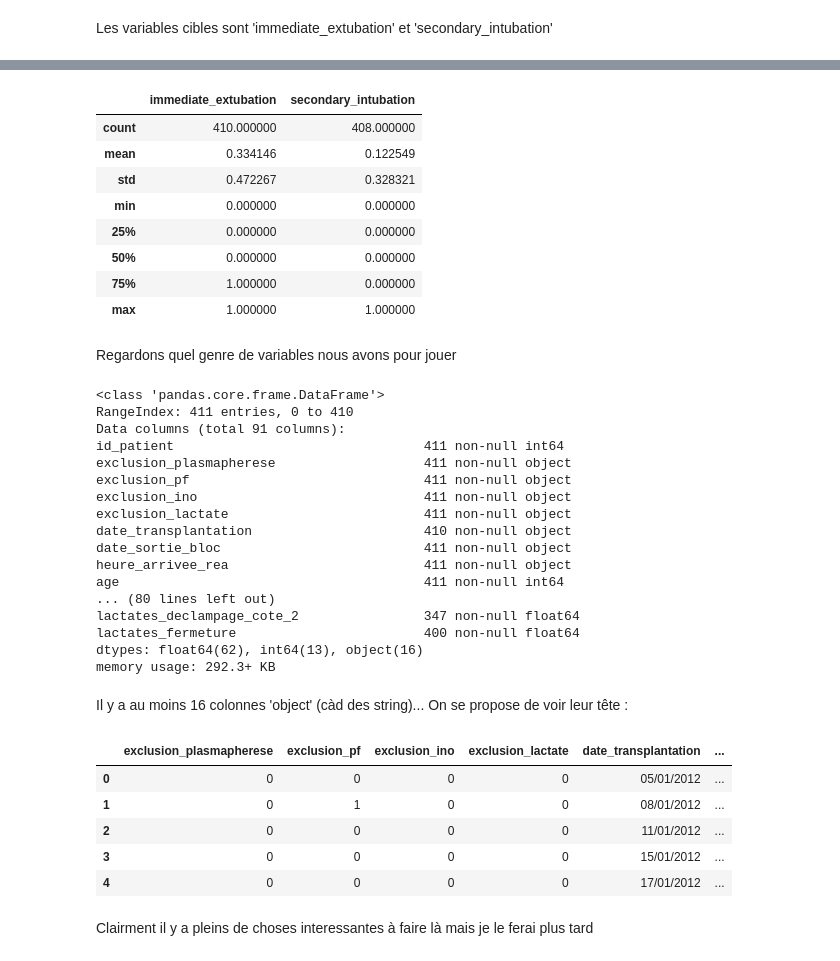
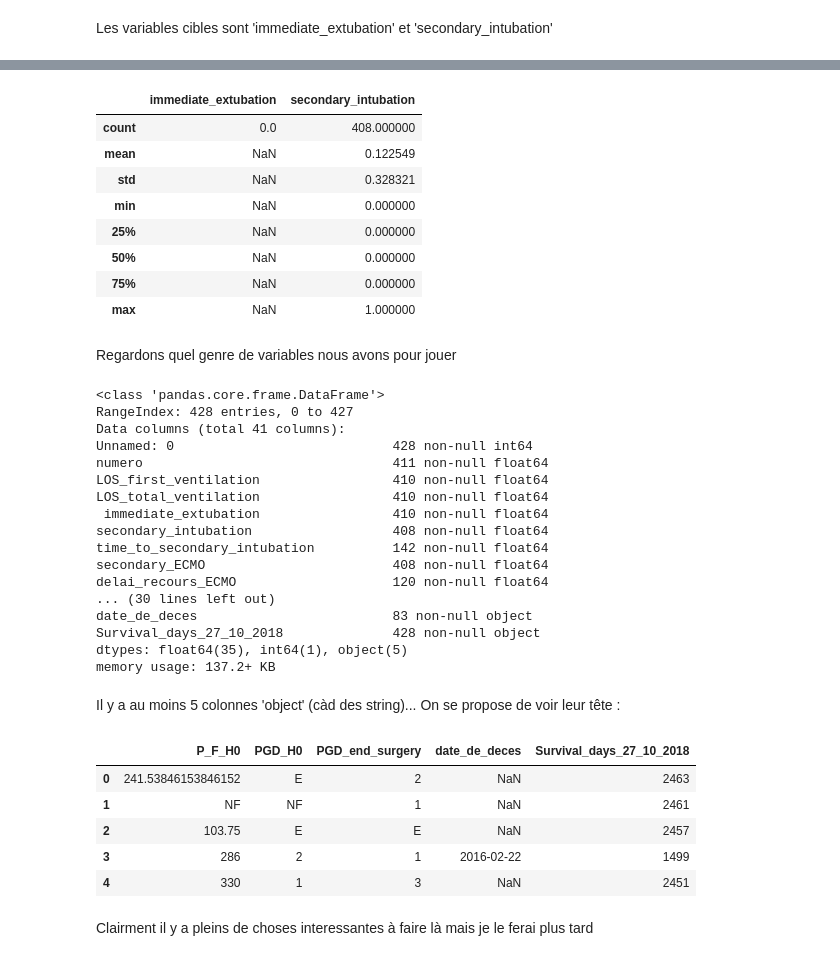
Before and after one commit to dataforgoodfr/batch_5_transplant, a Jupyter notebook: etudes_pierre/Comparaisons ML/PD-MachineLearning-comparaisons.ipynb, the cells around one changed output, grey strips where cells are left out. Saved outputs shown, nothing was run; the diff lists cells and outputs as text; code cells hidden in the pictures.

```diff
--- a/etudes_pierre/Comparaisons ML/PD-MachineLearning-comparaisons.ipynb
+++ b/etudes_pierre/Comparaisons ML/PD-MachineLearning-comparaisons.ipynb
@@ -35,3 +40,3 @@ On va travailer dans un premier temps avec la table "dim_patient.csv" car c'est
 # %%
-df_dimpa=pd.read_csv("dim_patient.csv") ; df_dimpa.shape
+dim_patient_preoperatoire=pd.read_csv("dim_patient_preoperatoire.csv") ; dim_patient_preoperatoire.shape
 # %% [output]
@@ -50,48 +65,48 @@ df_dimpa.loc[:,['immediate_extubation','secondary_intubation']].head()
 # %%
-df_dimpa.loc[:,['immediate_extubation','secondary_intubation']].describe()
+dim_patient_preoperatoire.loc[:,['immediate_extubation','secondary_intubation']].describe()
 # %% [output]
 |  | immediate_extubation | secondary_intubation |
-| count | 410.000000 | 408.000000 |
-| mean | 0.334146 | 0.122549 |
-| std | 0.472267 | 0.328321 |
-| min | 0.000000 | 0.000000 |
-| 25% | 0.000000 | 0.000000 |
-| 50% | 0.000000 | 0.000000 |
-| 75% | 1.000000 | 0.000000 |
-| max | 1.000000 | 1.000000 |
+| count | 0.0 | 408.000000 |
+| mean | NaN | 0.122549 |
+| std | NaN | 0.328321 |
+| min | NaN | 0.000000 |
+| 25% | NaN | 0.000000 |
+| 50% | NaN | 0.000000 |
+| 75% | NaN | 0.000000 |
+| max | NaN | 1.000000 |
 # %% [markdown]
 Regardons quel genre de variables nous avons pour jouer
 # %%
-df_dimpa.info()
+dim_patient_preoperatoire.info()
 # %% [output]
 <class 'pandas.core.frame.DataFrame'>
-RangeIndex: 411 entries, 0 to 410
-Data columns (total 91 columns):
-id_patient                                411 non-null int64
-exclusion_plasmapherese                   411 non-null object
-exclusion_pf                              411 non-null object
-exclusion_ino                             411 non-null object
-exclusion_lactate                         411 non-null object
-date_transplantation                      410 non-null object
-date_sortie_bloc                          411 non-null object
-heure_arrivee_rea                         411 non-null object
-age                                       411 non-null int64
-... (80 lines left out)
-lactates_declampage_cote_2                347 non-null float64
-lactates_fermeture                        400 non-null float64
-dtypes: float64(62), int64(13), object(16)
-memory usage: 292.3+ KB
+RangeIndex: 428 entries, 0 to 427
+Data columns (total 41 columns):
+Unnamed: 0                            428 non-null int64
+numero                                411 non-null float64
+LOS_first_ventilation                 410 non-null float64
+LOS_total_ventilation                 410 non-null float64
+ immediate_extubation                 410 non-null float64
+secondary_intubation                  408 non-null float64
+time_to_secondary_intubation          142 non-null float64
+secondary_ECMO                        408 non-null float64
+delai_recours_ECMO                    120 non-null float64
+... (30 lines left out)
+date_de_deces                         83 non-null object
+Survival_days_27_10_2018              428 non-null object
+dtypes: float64(35), int64(1), object(5)
+memory usage: 137.2+ KB
 # %% [markdown]
-Il y a au moins 16 colonnes 'object' (càd des string)... On se propose de voir leur tête :
+Il y a au moins 5 colonnes 'object' (càd des string)... On se propose de voir leur tête :
 # %%
-df_dimpa.select_dtypes(include=['object']).head()
+dim_patient_preoperatoire.select_dtypes(include=['object']).head()
 # %% [output]
-|  | exclusion_plasmapherese | exclusion_pf | exclusion_ino | exclusion_lactate | date_transplantation | ... |
-| 0 | 0 | 0 | 0 | 0 | 05/01/2012 | ... |
-| 1 | 0 | 1 | 0 | 0 | 08/01/2012 | ... |
-| 2 | 0 | 0 | 0 | 0 | 11/01/2012 | ... |
-| 3 | 0 | 0 | 0 | 0 | 15/01/2012 | ... |
-| 4 | 0 | 0 | 0 | 0 | 17/01/2012 | ... |
+|  | P_F_H0 | PGD_H0 | PGD_end_surgery | date_de_deces | Survival_days_27_10_2018 |
+| 0 | 241.53846153846152 | E | 2 | NaN | 2463 |
+| 1 | NF | NF | 1 | NaN | 2461 |
+| 2 | 103.75 | E | E | NaN | 2457 |
+| 3 | 286 | 2 | 1 | 2016-02-22 | 1499 |
+| 4 | 330 | 1 | 3 | NaN | 2451 |
 # %% [markdown]
 Clairment il y a pleins de choses interessantes à faire là mais je le ferai plus tard
 # %% [markdown]
```
Also changed, not shown: parts of 43 cells of this notebook.
